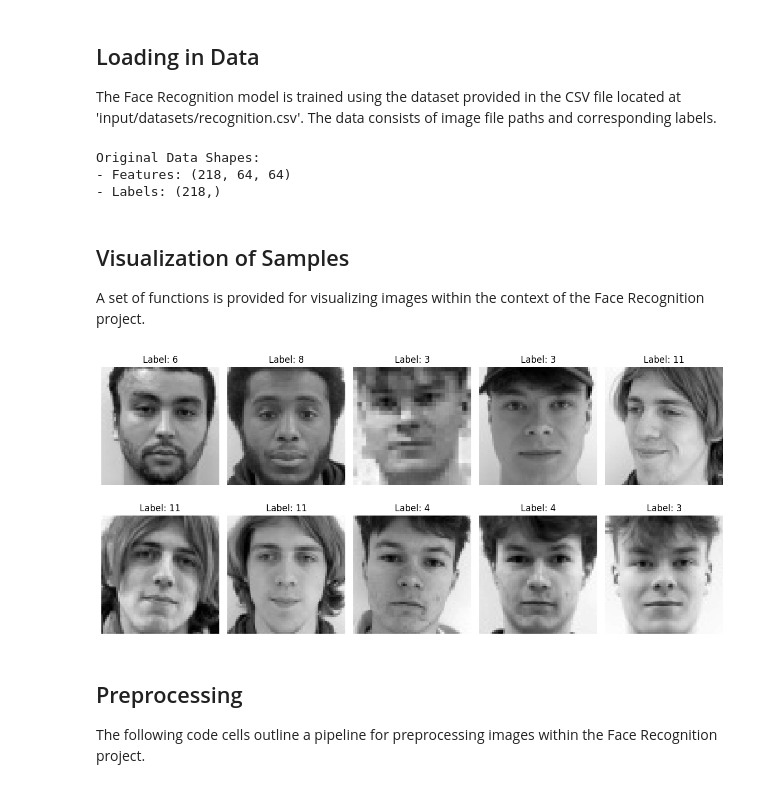
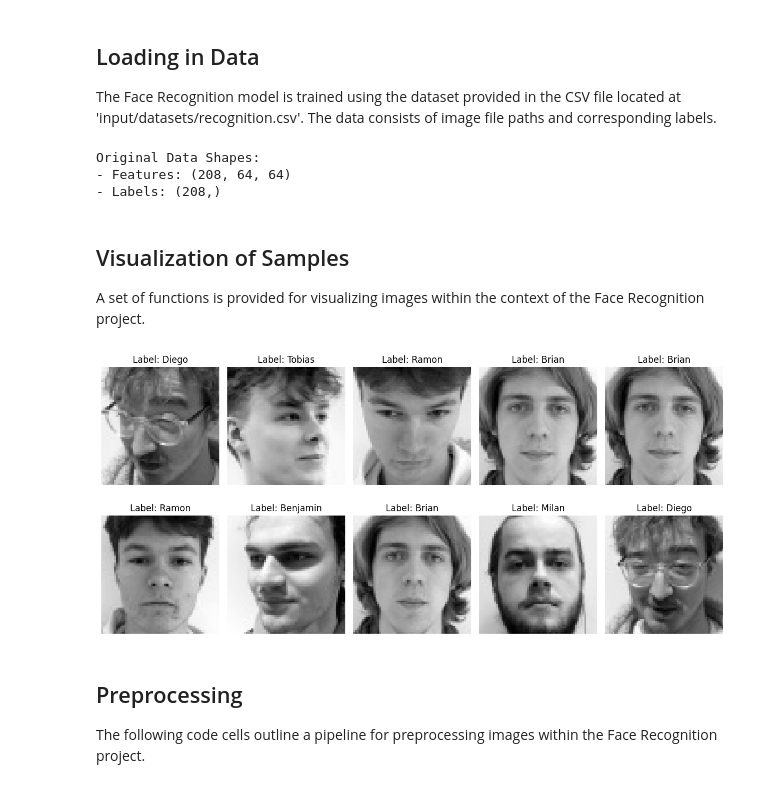
Before and after one commit to brian-vdb/visual-recognition, a Jupyter notebook: face_recognition.ipynb, the cells around one changed output. Cells and saved outputs as stored; diff of their text form; code cells hidden in the pictures.

```diff
--- a/face_recognition.ipynb
+++ b/face_recognition.ipynb
@@ -45,41 +45,48 @@ Version Register:
 
 The Face Recognition model is trained using the dataset provided in the CSV file located at 'input/datasets/recognition.csv'. The data consists of image file paths and corresponding labels.
 # %%
+def read_csv_and_extract_data(csv_file_path):
+    """Function to read in data from a csv file"""
+    # Initialize an empty Feature and Label list
+    X = []
+    Y = []
+
+    # Read the CSV file and collect rows
+    with open(csv_file_path, 'r') as csv_file:
+        csv_reader = csv.reader(csv_file)
+
+        # Skip the header row
+        _ = next(csv_reader)
+
+        # Read and append each row to the list
+        for row in csv_reader:
+            # Prepare the image
+            image = cv2.imread(row[0], cv2.IMREAD_GRAYSCALE)
+            image_normalized = ((image - image.min()) / (image.max() - image.min())) * 255
+
+            X.append(image_normalized.astype(np.uint8))
+            Y.append(int(row[1]))
+
+    # Convert the list of features and labels to numpy arrays
+    X = np.array(X)
+    Y = np.array(Y)
+
+    return X, Y
+
+# Folder input
 INPUT_FOLDER = os.path.join('input', 'datasets', 'recognition')
-EIGENFACE_TRAINING_DATA = os.path.join(INPUT_FOLDER, 'recognition.csv')
+MODELS_FOLDER = 'models'
+
+# Data input
+TRAINING_DATA_PATH = os.path.join(INPUT_FOLDER, 'recognition.csv')
 CLASS_LABEL_FILENAME = 'class_dictionary.pkl'
-EIGENFACE_CLASS_LABELS = os.path.join(INPUT_FOLDER, CLASS_LABEL_FILENAME)
+CLASS_LABELS = os.path.join(INPUT_FOLDER, CLASS_LABEL_FILENAME)
 
 # Load the class dictionary from the pickle file
-with open(EIGENFACE_CLASS_LABELS, 'rb') as file:
+with open(CLASS_LABELS, 'rb') as file:
     loaded_class_dictionary = pickle.load(file)
 
-# Initialize an empty Feature and Label list
-X = []
-Y = []
-
-# Read the CSV file and collect rows
-with open(EIGENFACE_TRAINING_DATA, 'r') as csv_file:
-    csv_reader = csv.reader(csv_file)
-
-    # Skip the header row
-    _ = next(csv_reader)
-
-    # Read and append each row to the list
-    for row in csv_reader:
-        # Prepare the image
-        image = cv2.imread(row[0], cv2.IMREAD_GRAYSCALE)
-        image_normalized = ((image - image.min()) / (image.max() - image.min())) * 255
-
-        X.append(image_normalized.astype(np.uint8))
-        Y.append(int(row[1]))
-
-# Convert the list of features and labels to numpy arrays
-X = np.array(X)
-Y = np.array(Y)
-
-# Split the data into training and testing sets
-X_train, X_test, Y_train, Y_test = train_test_split(X, Y, test_size=0.025, random_state=round(time.time()))
+X, Y = read_csv_and_extract_data(TRAINING_DATA_PATH)
 
 # Print the shapes
 print('Original Data Shapes:')
@@ -87,8 +94,8 @@ print(f'- Features: {X.shape}')
 print(f'- Labels: {Y.shape}')
 # %% [output]
 Original Data Shapes:
-- Features: (218, 64, 64)
-- Labels: (218,)
+- Features: (208, 64, 64)
+- Labels: (208,)
 # %% [markdown]
 ## Visualization of Samples
 
@@ -128,35 +135,38 @@ def display_all_in_order(X, num_cols=5, figsize=(12, 6)):
     num_images = X.shape[0]
 
     # Manage the sub-plots
     num_rows = int(np.ceil(num_images / num_cols))
     fig, axes = plt.subplots(num_rows, num_cols, figsize=figsize)
 
     # Display all images in order in the sub-plots
     for i in range(num_images):
         row_idx = i // num_cols
         col_idx = i % num_cols
         axes[row_idx, col_idx].imshow(X[i], cmap='gray')
         axes[row_idx, col_idx].axis('off')
 
     # Hide empty sub-plots
     for i in range(num_images, num_rows * num_cols):
         row_idx = i // num_cols
         col_idx = i % num_cols
         fig.delaxes(axes[row_idx, col_idx])
 
     # Adjust layout
     plt.tight_layout()
     plt.show()
 
 def display_single_image(image, cmap='gray'):
     plt.imshow(image, cmap=cmap)
     plt.axis('off')
     plt.show()
 
+# Map the numeric labels to names
+Y_names = np.vectorize(loaded_class_dictionary.get)(Y)
+
 # Show 10 random samples
-display_random_samples(X, Y, num_samples=10, num_cols=5, num_rows=2, figsize=(12, 6))
+display_random_samples(X, Y_names, num_samples=10, num_cols=5, num_rows=2, figsize=(12, 6))
 # %% [output]
-[figure, old version]
+[figure, new version]
 # %% [markdown]
 ## Preprocessing
 
```
Also changed, not shown: parts of 8 cells of this notebook, 5 other files.
